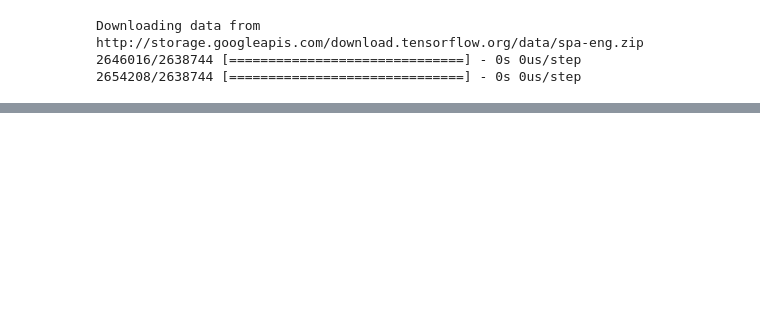
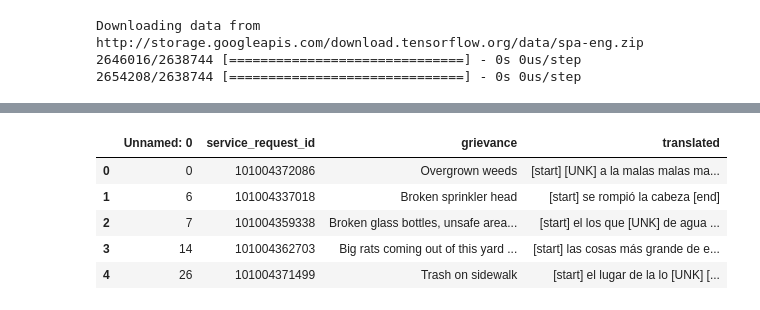
Before and after one commit to monum/311-translation, a Jupyter notebook: src/models/english_to_spanish.ipynb, the cells around one changed output, grey strips where cells are left out. Cells and saved outputs as stored; diff of their text form; code cells hidden in the pictures; blank space fills up the shorter version.

```diff
--- a/src/models/english_to_spanish.ipynb
+++ b/src/models/english_to_spanish.ipynb
@@ -101,8 +83,3 @@ def make_dataset(pairs):
 
 train_ds = make_dataset(train_pairs)
 val_ds = make_dataset(val_pairs)
-# %%
-for inputs, targets in train_ds.take(1):
-    print(f'inputs["encoder_inputs"].shape: {inputs["encoder_inputs"].shape}')
-    print(f'inputs["decoder_inputs"].shape: {inputs["decoder_inputs"].shape}')
-    print(f"targets.shape: {targets.shape}")
@@ -293,0 +261,3 @@ for _ in range(30):
+# %%
+df = pd.read_csv('train.csv')
+df.head()
@@ -293,0 +271,11 @@ for _ in range(30):
+# %%
+df['translated'] = df['grievance'].apply(lambda x: decode_sequence(x))
+# %%
+df.head()
+# %% [output]
+|  | Unnamed: 0 | service_request_id | grievance | translated |
+| 0 | 0 | 101004372086 | Overgrown weeds | [start] [UNK] a la malas malas ma... |
+| 1 | 6 | 101004337018 | Broken sprinkler head | [start] se rompió la cabeza [end] |
+| 2 | 7 | 101004359338 | Broken glass bottles, unsafe area... | [start] el los que [UNK] de agua ... |
+| 3 | 14 | 101004362703 | Big rats coming out of this yard ... | [start] las cosas más grande de e... |
+| 4 | 26 | 101004371499 | Trash on sidewalk | [start] el lugar de la lo [UNK] [... |
```
Also changed, not shown: parts of 8 cells of this notebook, 2 other files.
